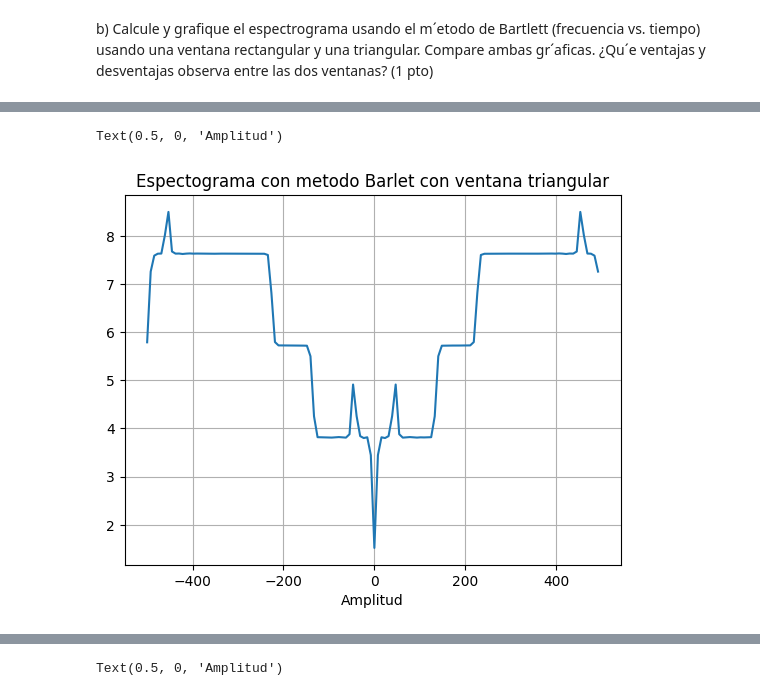
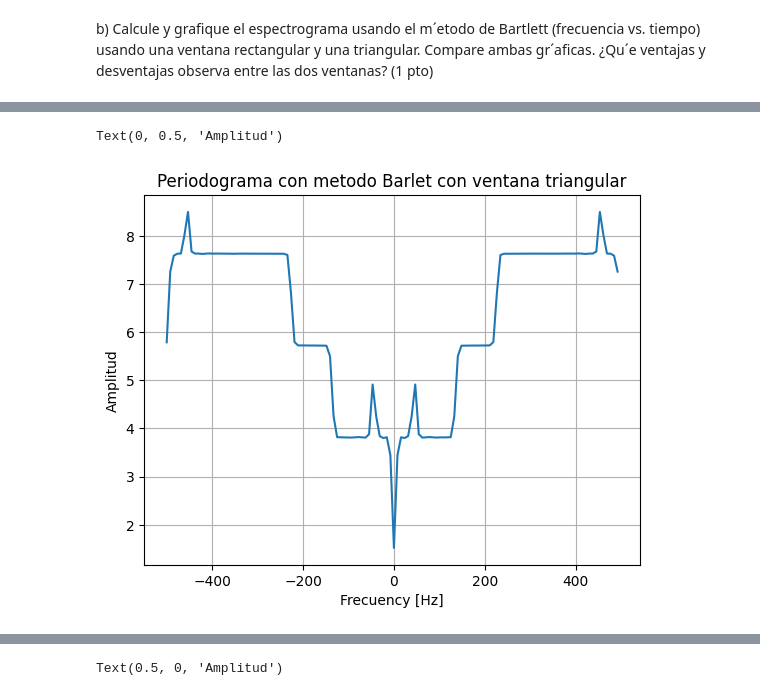
Before and after one commit to ExampleToFollow/PracticasPDS, a Jupyter notebook: Lab3/LAB3_IF_Computacional_HineillCespedes_20213704.ipynb, the cells around one changed output, grey strips where cells are left out. Saved outputs shown, nothing was run; the diff lists cells and outputs as text; code cells hidden in the pictures.

```diff
--- a/Lab3/LAB3_IF_Computacional_HineillCespedes_20213704.ipynb
+++ b/Lab3/LAB3_IF_Computacional_HineillCespedes_20213704.ipynb
@@ -46,15 +41,15 @@ Text(0.5, 1.0, 'Triangulo xd')
 # %%
 #TECNICA VENTANA TRIANGULAR CON BARLET
 espectro_barlet_triangular =calcular_barlet(L, M, fs , N , signal, ventana_triangular_normalizada)
 espectro_barlet_triangular_promedio = np.mean(espectro_barlet_triangular, axis =0)
 frecuencias = (np.arange(L) - L/2)*fs/L
 tm = np.arange(M) * L /fs
 plt.figure()
 plt.plot(frecuencias,espectro_barlet_triangular_promedio)
-plt.title("Espectograma con metodo Barlet con ventana triangular")
+plt.title("Periodograma con metodo Barlet con ventana triangular")
 plt.grid('on')
 plt.xlabel('Frecuency [Hz]')
-plt.xlabel('Amplitud')
+plt.ylabel('Amplitud')
 # %% [output]
-Text(0.5, 0, 'Amplitud')
+Text(0, 0.5, 'Amplitud')
-[figure, old version]
+[figure, new version]
```
Also changed, not shown: parts of 7 cells of this notebook, 1 other file.
